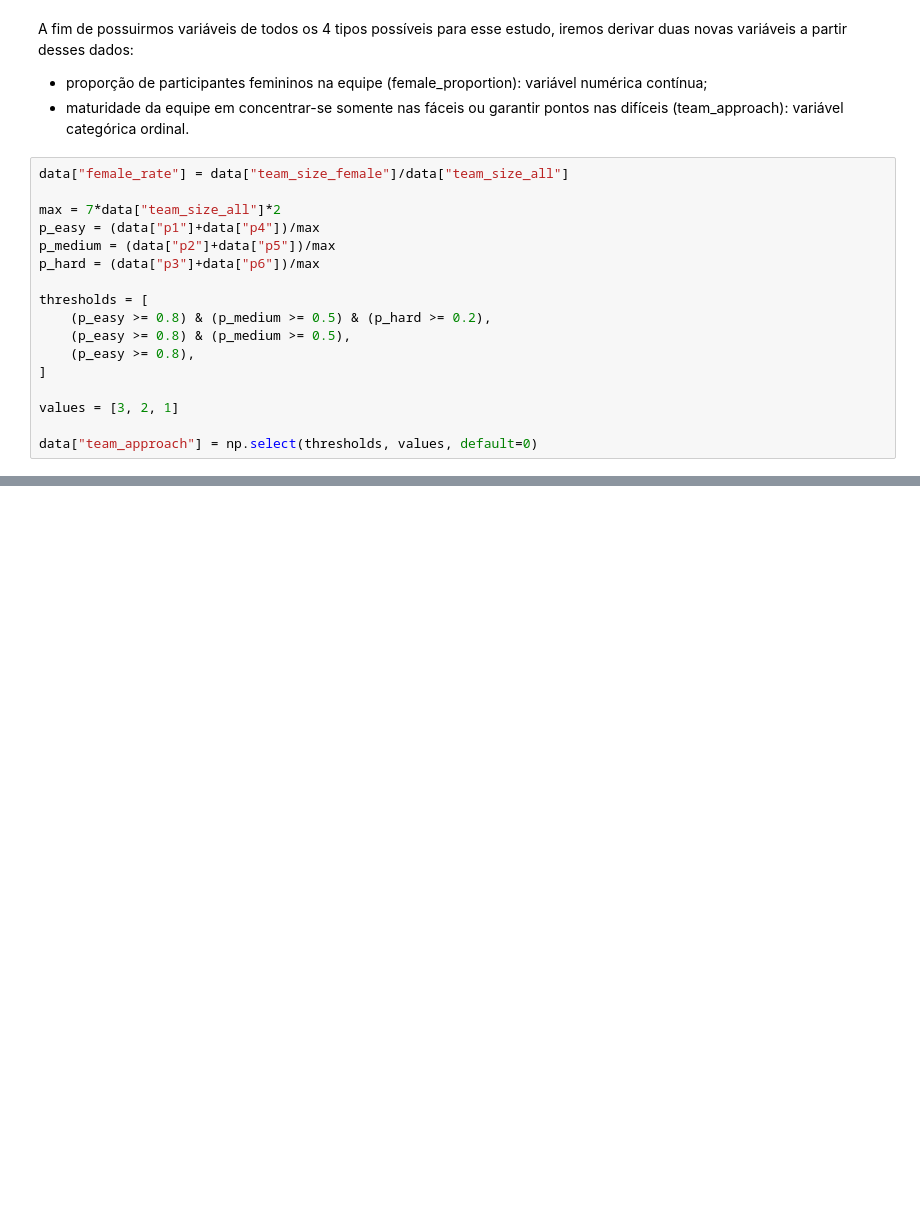
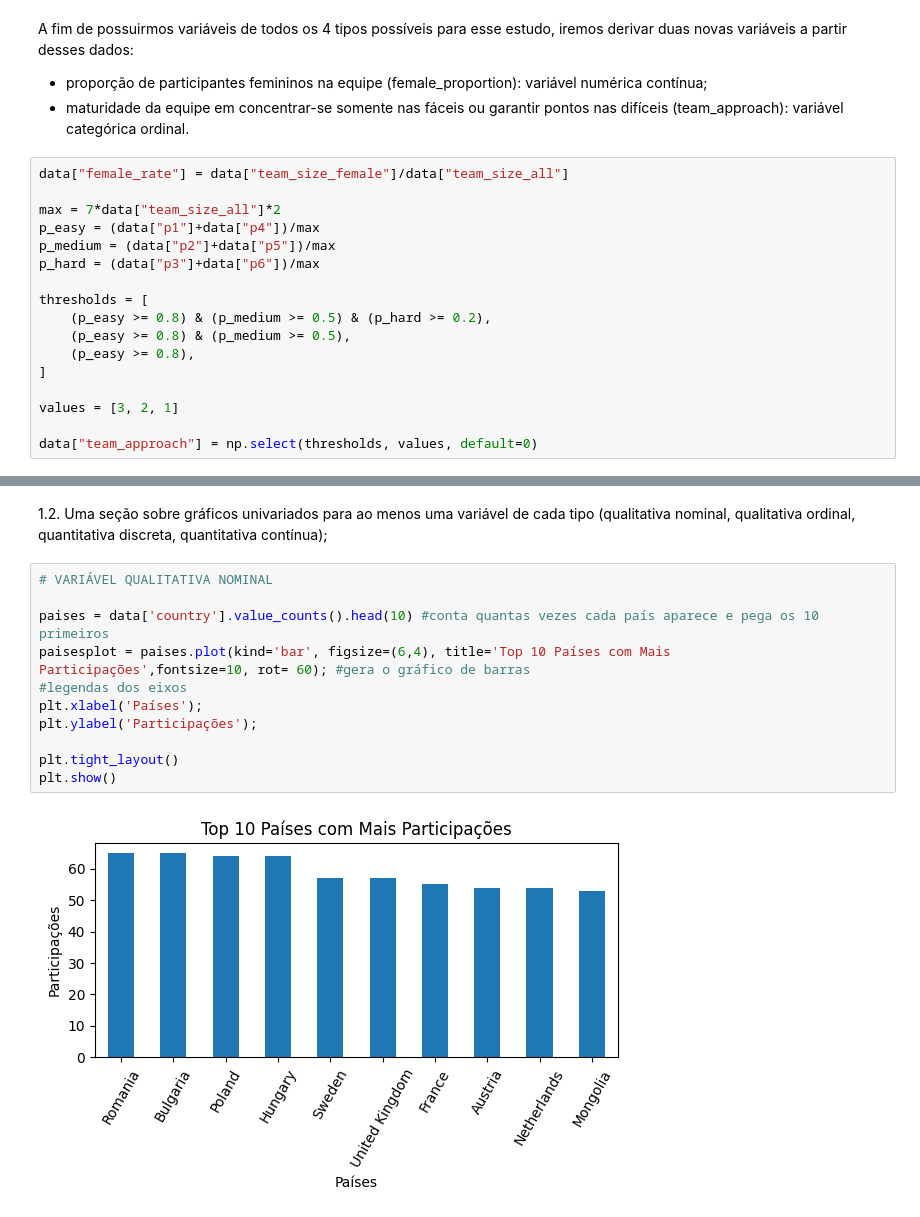
Before and after one commit to MatheusLuna37/IMO-analysis, a Jupyter notebook: teste03.ipynb, the cells around one changed output, grey strips where cells are left out. Cells and saved outputs as stored; diff of their text form; blank space fills up the shorter version.

```diff
--- a/teste03.ipynb
+++ b/teste03.ipynb
@@ -77,0 +62,15 @@ with pd.option_context("display.max_rows", None):
+# %% [markdown]
+1.2. Uma seção sobre gráficos univariados para ao menos uma variável de cada tipo (qualitativa nominal, qualitativa  ordinal, quantitativa discreta, quantitativa contínua);
+# %%
+# VARIÁVEL QUALITATIVA NOMINAL
+
+paises = data['country'].value_counts().head(10) #conta quantas vezes cada país aparece e pega os 10 primeiros
+paisesplot = paises.plot(kind='bar', figsize=(6,4), title='Top 10 Países com Mais Participações',fontsize=10, rot= 60); #gera o gráfico de barras
+#legendas dos eixos
+plt.xlabel('Países');
+plt.ylabel('Participações');
+
+plt.tight_layout()
+plt.show()
+# %% [output]
+[figure, added]
```
Also changed, not shown: parts of 12 cells of this notebook.
